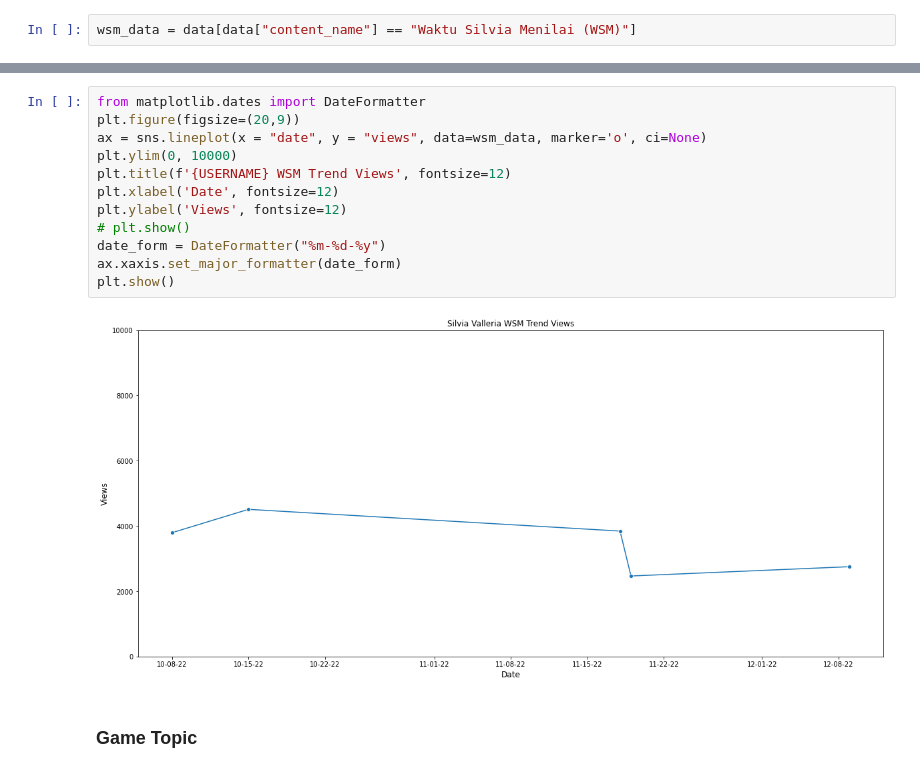
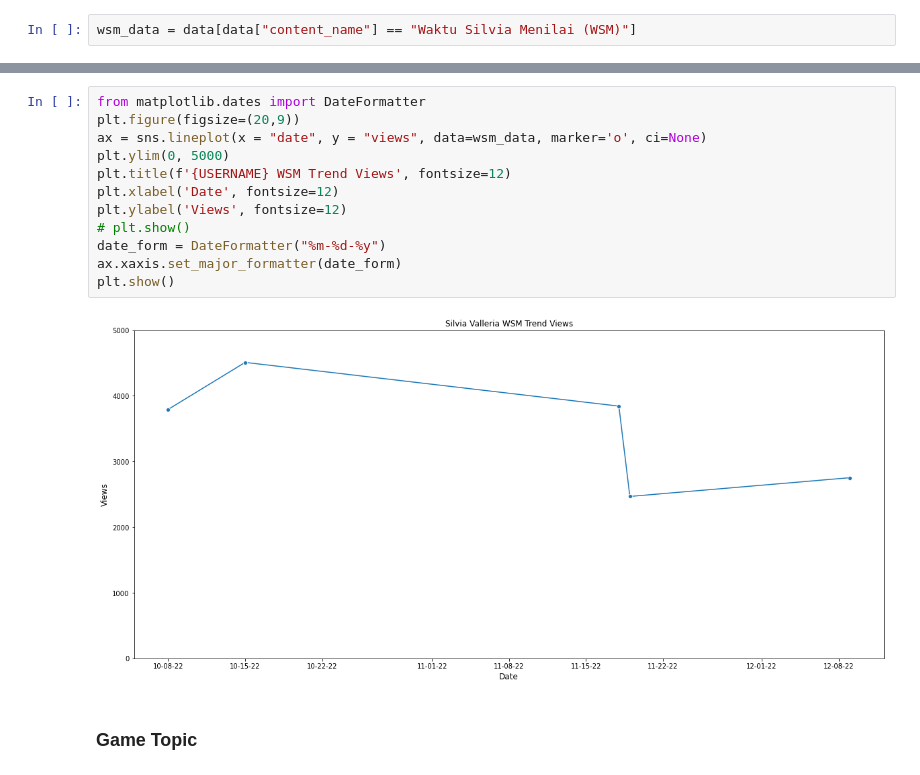
Before and after one commit to shandytp/livium-gen1-report, a Jupyter notebook: silvia-analysis.ipynb, the cells around one changed output, grey strips where cells are left out. Cells and saved outputs as stored; diff of their text form.

```diff
--- a/silvia-analysis.ipynb
+++ b/silvia-analysis.ipynb
@@ -446,17 +449,17 @@ wsm_data
 # %%
 from matplotlib.dates import DateFormatter
 plt.figure(figsize=(20,9))
 ax = sns.lineplot(x = "date", y = "views", data=wsm_data, marker='o', ci=None)
-plt.ylim(0, 10000)
+plt.ylim(0, 5000)
 plt.title(f'{USERNAME} WSM Trend Views', fontsize=12)
 plt.xlabel('Date', fontsize=12)
 plt.ylabel('Views', fontsize=12)
 # plt.show()
 date_form = DateFormatter("%m-%d-%y")
 ax.xaxis.set_major_formatter(date_form)
 plt.show()
 # %% [output]
-[figure, old version]
+[figure, new version]
 # %% [markdown]
 ### Game Topic
 # %%
```
Also changed, not shown: parts of 6 cells of this notebook, 4 other files.
